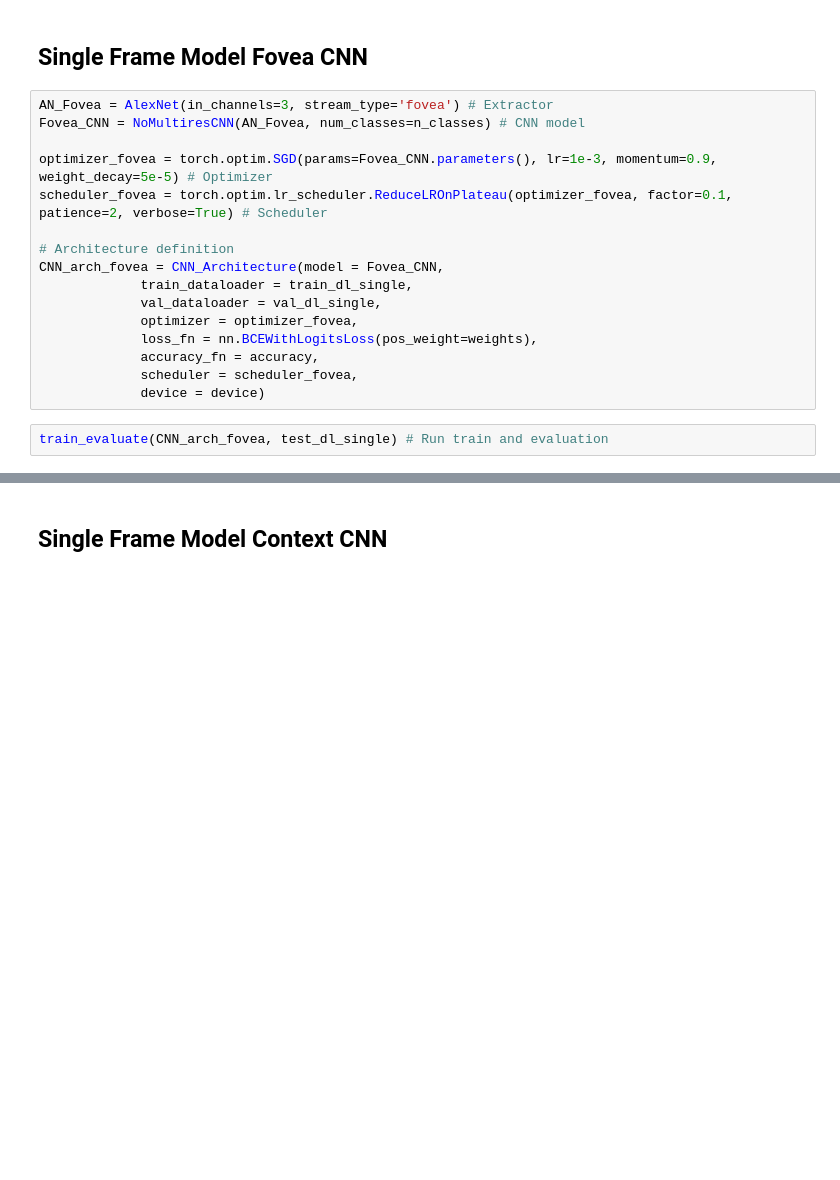
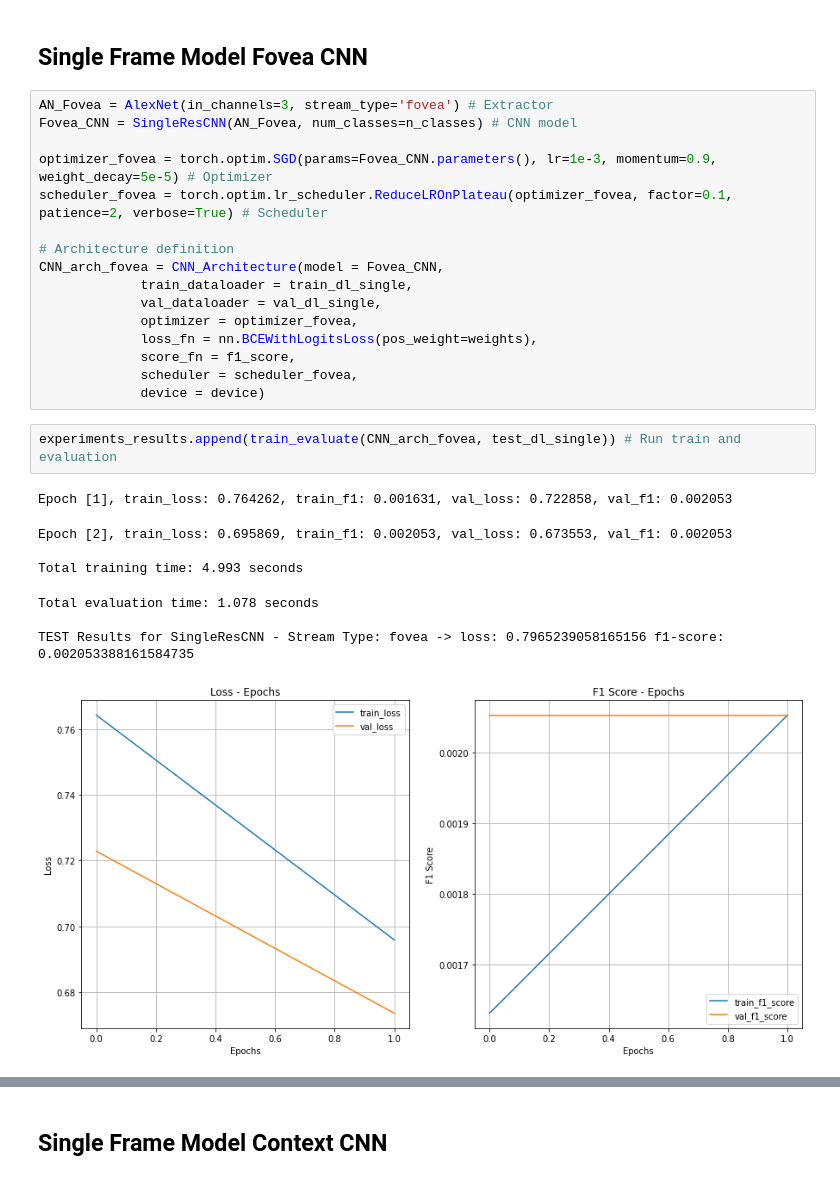
Before and after one commit to zuliani99/VideoClassification-CNN, a Jupyter notebook: VideoClassification_CNN_latest.ipynb, the cells around one changed output, grey strips where cells are left out. Drawn from its saved outputs; the diff is of its cells as text; blank space fills up the shorter version.

```diff
--- a/VideoClassification_CNN_latest.ipynb
+++ b/VideoClassification_CNN_latest.ipynb
@@ -1268,7 +1342,7 @@ test_single_image(test_data_single, test_dict, CNN_arch_single) # Test in a sing
 ## Single Frame Model Fovea CNN
 # %%
 AN_Fovea = AlexNet(in_channels=3, stream_type='fovea') # Extractor
-Fovea_CNN = NoMultiresCNN(AN_Fovea, num_classes=n_classes) # CNN model
+Fovea_CNN = SingleResCNN(AN_Fovea, num_classes=n_classes) # CNN model
 
 optimizer_fovea = torch.optim.SGD(params=Fovea_CNN.parameters(), lr=1e-3, momentum=0.9, weight_decay=5e-5) # Optimizer
 scheduler_fovea = torch.optim.lr_scheduler.ReduceLROnPlateau(optimizer_fovea, factor=0.1, patience=2, verbose=True) # Scheduler
@@ -1279,10 +1353,19 @@ CNN_arch_fovea = CNN_Architecture(model = Fovea_CNN,
              val_dataloader = val_dl_single,
              optimizer = optimizer_fovea,
              loss_fn = nn.BCEWithLogitsLoss(pos_weight=weights),
-             accuracy_fn = accuracy,
+             score_fn = f1_score,
              scheduler = scheduler_fovea,
              device = device)
 # %%
-train_evaluate(CNN_arch_fovea, test_dl_single) # Run train and evaluation
+experiments_results.append(train_evaluate(CNN_arch_fovea, test_dl_single)) # Run train and evaluation
+# %% [output]
+Epoch [1], train_loss: 0.764262, train_f1: 0.001631, val_loss: 0.722858, val_f1: 0.002053
+Epoch [2], train_loss: 0.695869, train_f1: 0.002053, val_loss: 0.673553, val_f1: 0.002053
+
+Total training time: 4.993 seconds
+Total evaluation time: 1.078 seconds
+
+TEST Results for SingleResCNN - Stream Type: fovea -> loss: 0.7965239058165156 f1-score: 0.002053388161584735
+[figure, added]
 # %%
 test_single_image(test_data_single, test_dict, CNN_arch_fovea) # Test in a single random image
```
Also changed, not shown: parts of 45 cells of this notebook.
